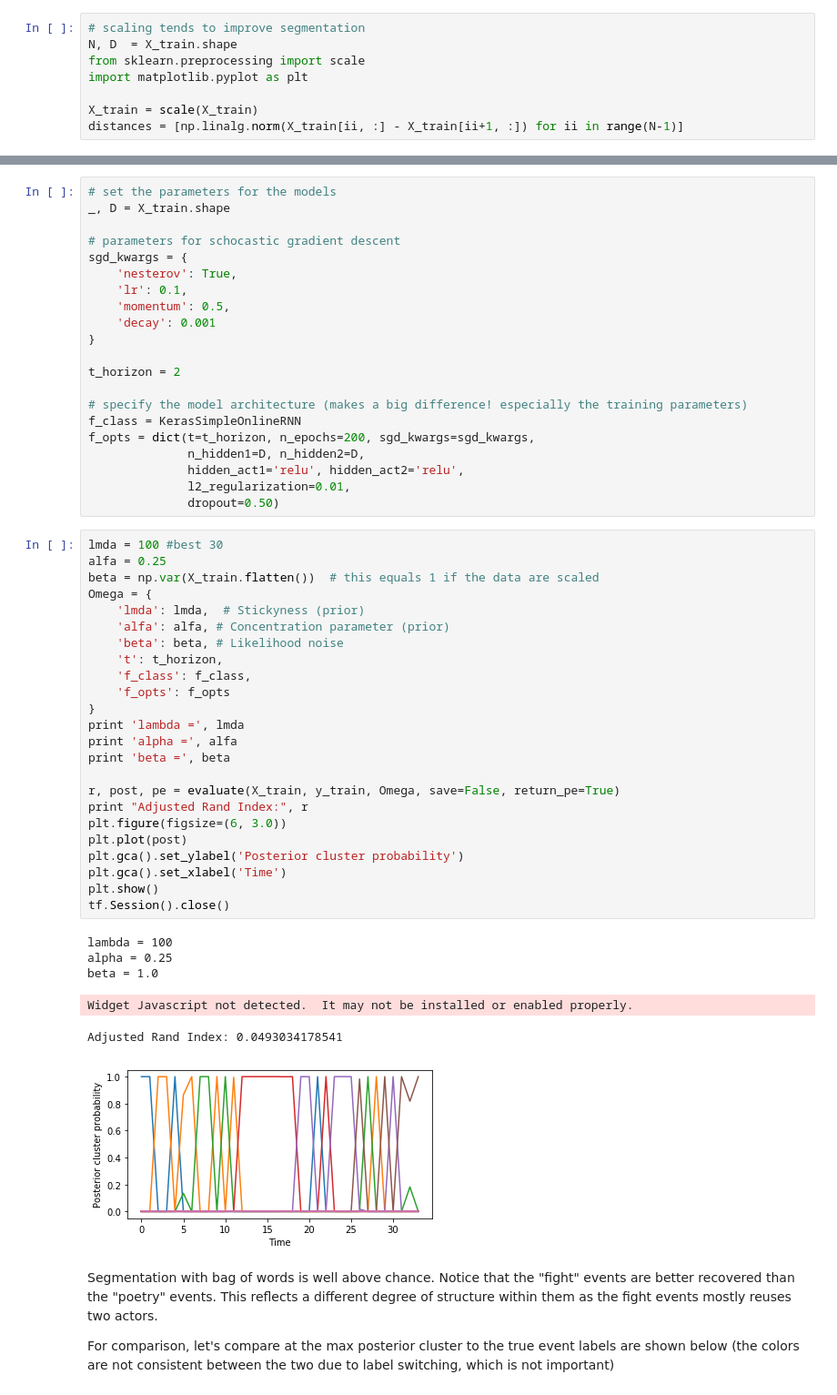
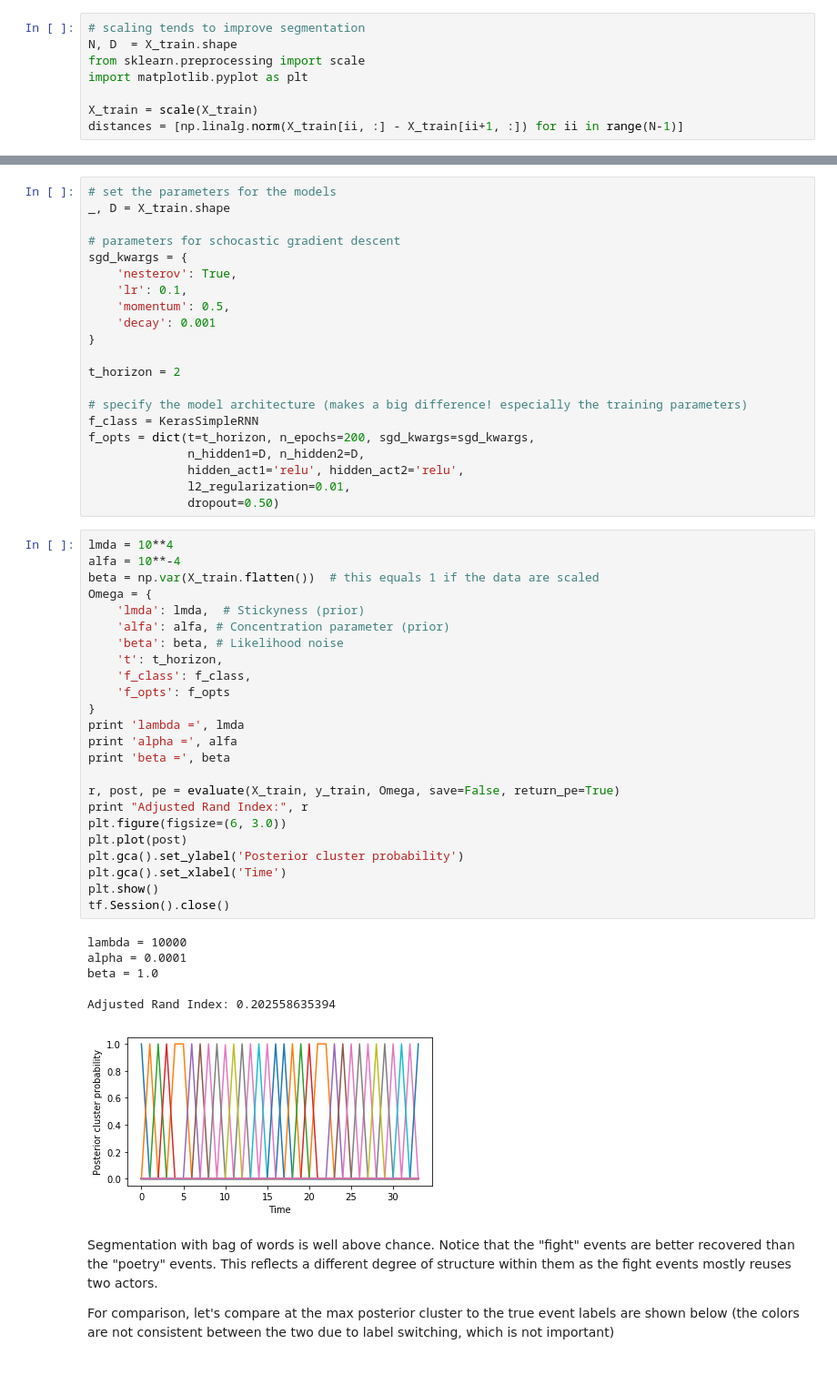
Before and after one commit to nicktfranklin/SEM_paper_simulations, a Jupyter notebook: Demo - Coffee shop world (toy version, structured).ipynb, the cells around one changed output, grey strips where cells are left out. Shown at 91% size. Saved outputs shown, nothing was run; the diff lists cells and outputs as text.

```diff
--- a/Demo - Coffee shop world (toy version, structured).ipynb
+++ b/Demo - Coffee shop world (toy version, structured).ipynb
@@ -175,43 +175,43 @@ sgd_kwargs = {
 t_horizon = 2
 
 # specify the model architecture (makes a big difference! especially the training parameters)
-f_class = KerasSimpleOnlineRNN
+f_class = KerasSimpleRNN
 f_opts = dict(t=t_horizon, n_epochs=200, sgd_kwargs=sgd_kwargs,
               n_hidden1=D, n_hidden2=D,
               hidden_act1='relu', hidden_act2='relu',
               l2_regularization=0.01,
               dropout=0.50)
 # %%
-lmda = 100 #best 30
-alfa = 0.25
+lmda = 10**4
+alfa = 10**-4
 beta = np.var(X_train.flatten())  # this equals 1 if the data are scaled
 Omega = {
     'lmda': lmda,  # Stickyness (prior)
     'alfa': alfa, # Concentration parameter (prior)
     'beta': beta, # Likelihood noise
     't': t_horizon,
     'f_class': f_class,
     'f_opts': f_opts
 }
 print 'lambda =', lmda
 print 'alpha =', alfa
 print 'beta =', beta
 
 r, post, pe = evaluate(X_train, y_train, Omega, save=False, return_pe=True)
 print "Adjusted Rand Index:", r
 plt.figure(figsize=(6, 3.0))
 plt.plot(post)
 plt.gca().set_ylabel('Posterior cluster probability')
 plt.gca().set_xlabel('Time')
 plt.show()
 tf.Session().close()
 # %% [output]
-lambda = 100
-alpha = 0.25
+lambda = 10000
+alpha = 0.0001
 beta = 1.0
+
+Adjusted Rand Index: 0.202558635394
-Widget Javascript not detected.  It may not be installed or enabled properly.
-Adjusted Rand Index: 0.0493034178541
-[figure, old version]
+[figure, new version]
 # %% [markdown]
 Segmentation with bag of words is well above chance. Notice that the "fight" events are better recovered than the "poetry" events. This reflects a different degree of structure within them as the fight events mostly reuses two actors.
 
```
Also changed, not shown: parts of 5 cells of this notebook, 5 other files.
